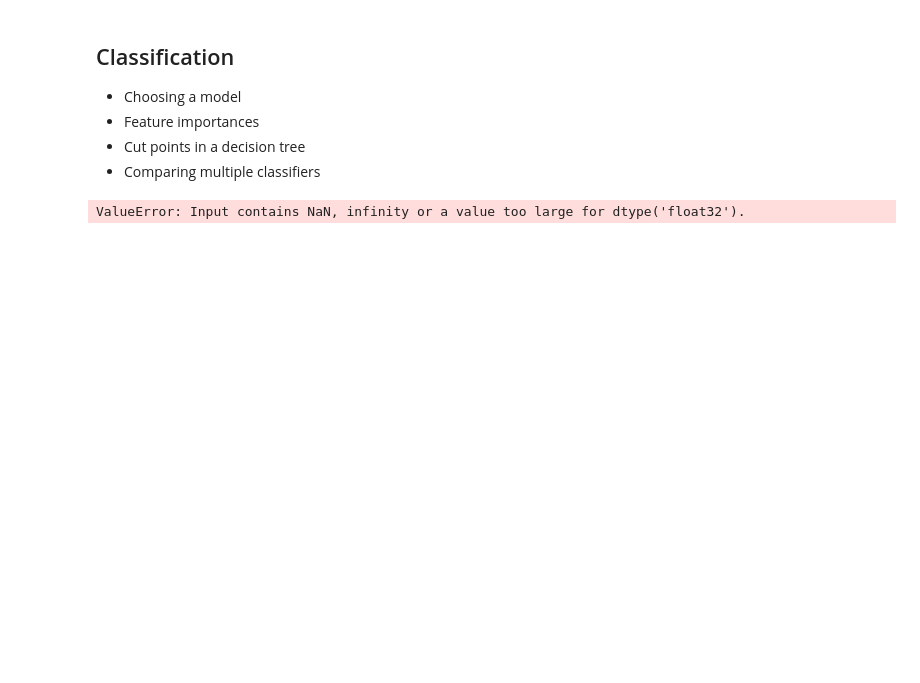
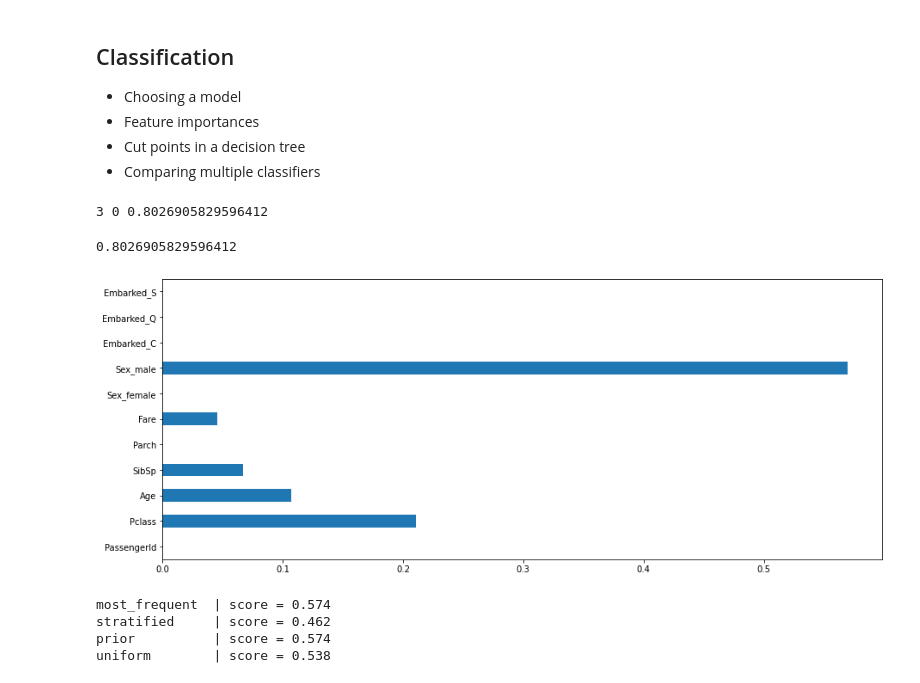
Before and after one commit to avishkaamunugama/titanic-survival, a Jupyter notebook: train.ipynb, the cells around one changed output. Saved outputs shown, nothing was run; the diff lists cells and outputs as text; code cells hidden in the pictures; blank space fills up the shorter version.

```diff
--- a/train.ipynb
+++ b/train.ipynb
@@ -83,12 +126,50 @@ Testing features/target: (223, 839) (223,)
 * Feature importances
 * Cut points in a decision tree
 * Comparing multiple classifiers
+# %%
+# searching for the best maxdepth and random state
+# can use high level API using [sklearn.model_selection.GridSearchCV] or a simple for loop for simple scenarios
+
+max_score, best_n, best_r = 0,0,0
+
+for n in range(1,20):
+    for r in range(0,10):
+        tree = DecisionTreeClassifier(max_depth=n, random_state=r)
+        tree.fit(X_train, y_train)
+        if tree.score(X_test, y_test) > max_score:
+            max_score = tree.score(X_test, y_test)
+            best_n = n
+            best_r = r
+
+
+print(best_n, best_r, max_score)
+# %% [output]
+3 0 0.8026905829596412
 # %%
-# #feature importance
-# from sklearn.tree import DecisionTreeClassifier
+from sklearn.tree import DecisionTreeClassifier
 
-# tree = DecisionTreeClassifier(max_depth=7, random_state=0)
-# tree.fit(X_train, y_train)
-# tree.score(X_train, y_train)
+tree = DecisionTreeClassifier(max_depth=3, random_state=0)
+tree.fit(X_train, y_train)
+tree.score(X_test, y_test)
 # %% [output]
-ValueError: Input contains NaN, infinity or a value too large for dtype('float32').
+0.8026905829596412
+# %%
+#feature importance
+%matplotlib inline
+pd.Series(tree.feature_importances_, index=X.columns).plot.barh(figsize=(15,6));
+# %% [output]
+[figure, added]
+# %%
+# To check if the model has learned anything from the data
+
+from sklearn.dummy import DummyClassifier
+for strategy in ['most_frequent', 'stratified', 'prior', 'uniform']:
+    dummy = DummyClassifier(strategy=strategy, random_state=2)
+    dummy.fit(X_train, y_train)
+    score = dummy.score(X_test, y_test)
+    print("{:<15}| score = {:.3f}".format(strategy, score))
+# %% [output]
+most_frequent  | score = 0.574
+stratified     | score = 0.462
+prior          | score = 0.574
+uniform        | score = 0.538
```
Also changed, not shown: parts of 19 cells of this notebook.
